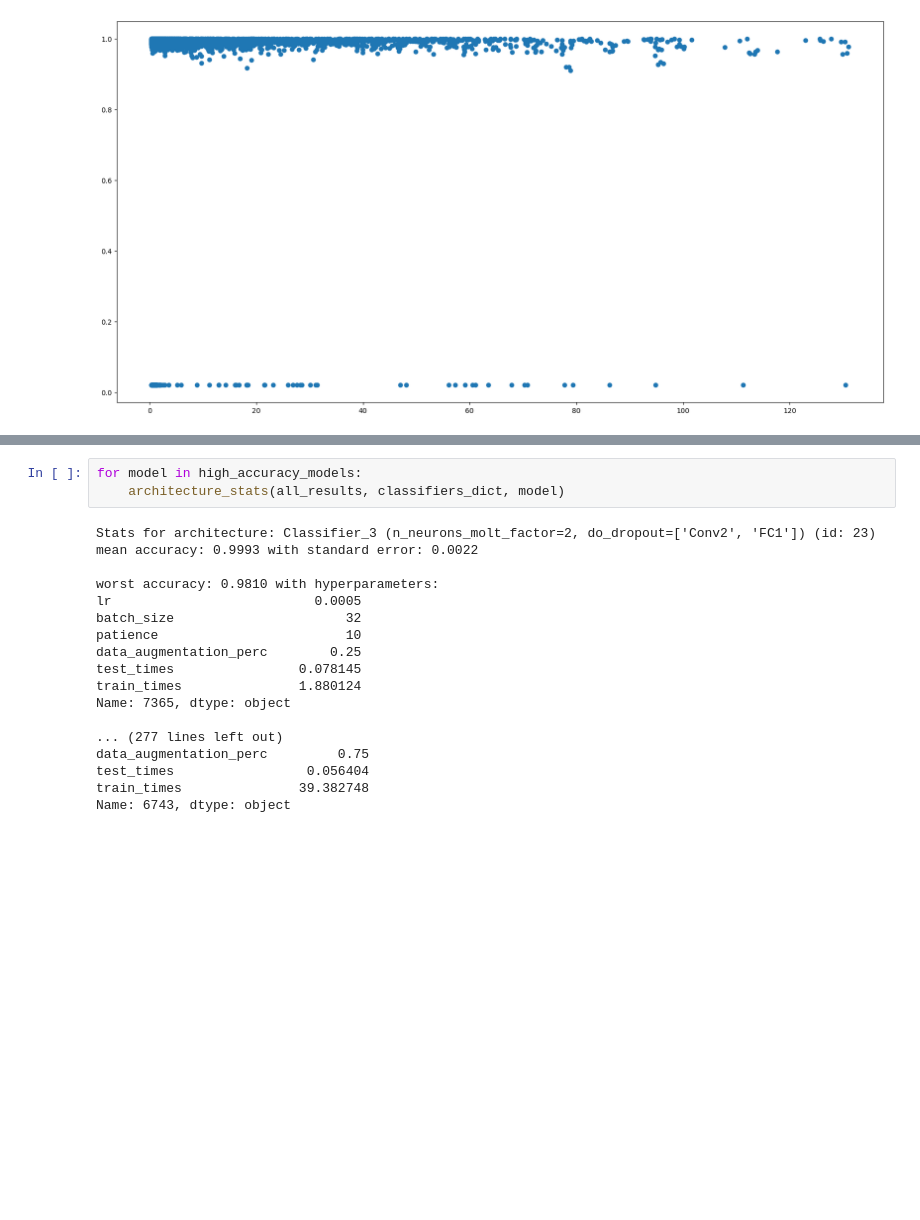
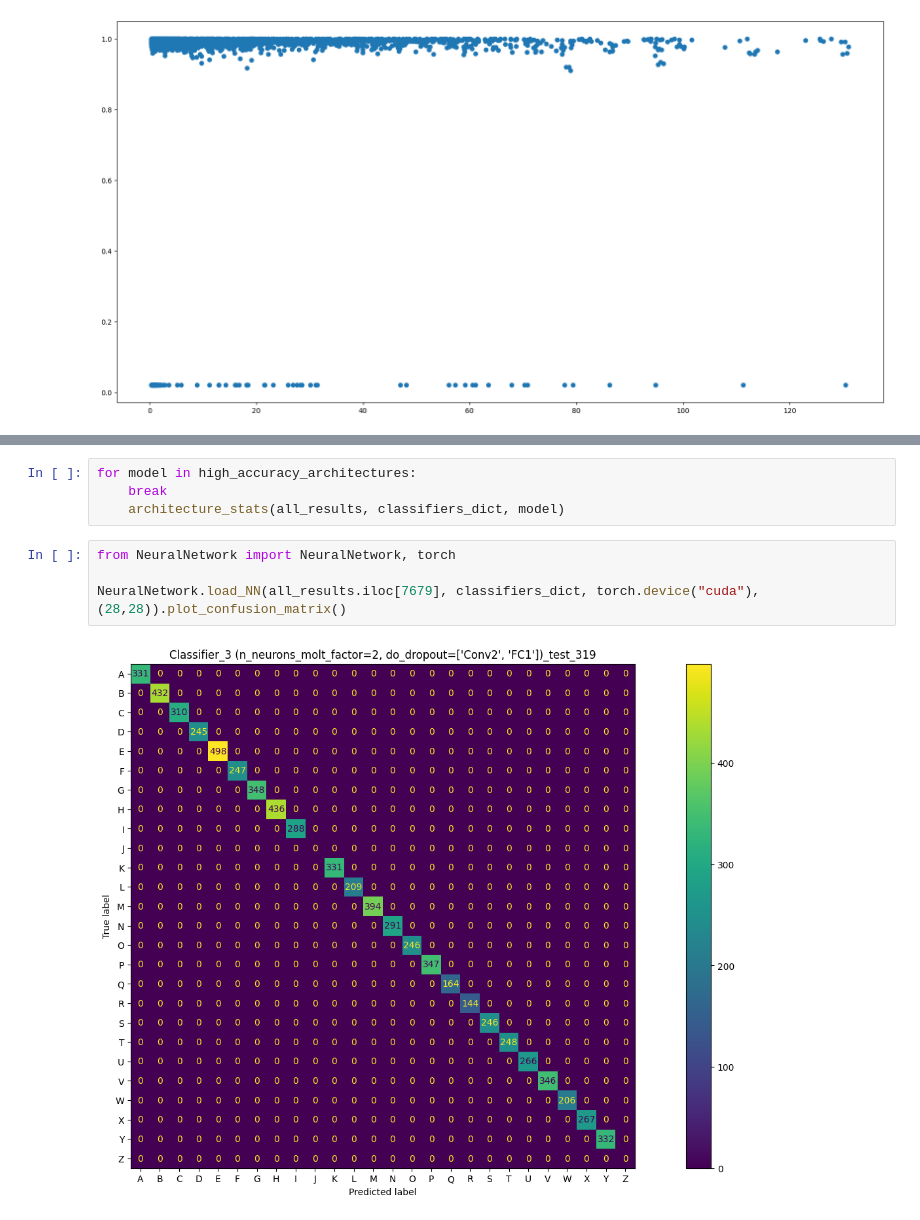
Before and after one commit to Lotto98/Sign-Language-MNIST, a Jupyter notebook: src/Classifier_3.ipynb, the cells around one changed output, grey strips where cells are left out. Drawn from its saved outputs; the diff is of its cells as text; blank space fills up the shorter version.

Commit message:
confusion matrix

```diff
--- a/src/Classifier_3.ipynb
+++ b/src/Classifier_3.ipynb
@@ -105,26 +107,15 @@ high_accuracy_models
 # %% [output]
 array([23, 20, 17, 18,  1,  4,  7,  2, 16, 15, 12, 10, 22, 21])
 # %%
-for model in high_accuracy_models:
+for model in high_accuracy_architectures:
+    break
     architecture_stats(all_results, classifiers_dict, model)
-# %% [output]
-Stats for architecture: Classifier_3 (n_neurons_molt_factor=2, do_dropout=['Conv2', 'FC1']) (id: 23)
-mean accuracy: 0.9993 with standard error: 0.0022
-
-worst accuracy: 0.9810 with hyperparameters:
-lr                          0.0005
-batch_size                      32
-patience                        10
-data_augmentation_perc        0.25
-test_times                0.078145
-train_times               1.880124
-Name: 7365, dtype: object
-
-... (277 lines left out)
-data_augmentation_perc         0.75
-test_times                 0.056404
-train_times               39.382748
-Name: 6743, dtype: object
+# %%
+from NeuralNetwork import NeuralNetwork, torch
+
+NeuralNetwork.load_NN(all_results.iloc[7679], classifiers_dict, torch.device("cuda"), (28,28)).plot_confusion_matrix()
+# %% [output]
+[figure, added]
 # %%
 all_results.sort_values(by=['test_accuracies'], ascending=True).head(10)
 # %% [output]
```
Also changed, not shown: parts of 10 cells of this notebook, 3 other files.
